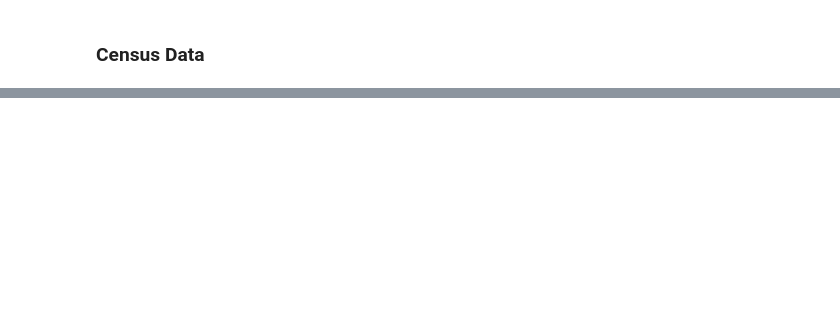
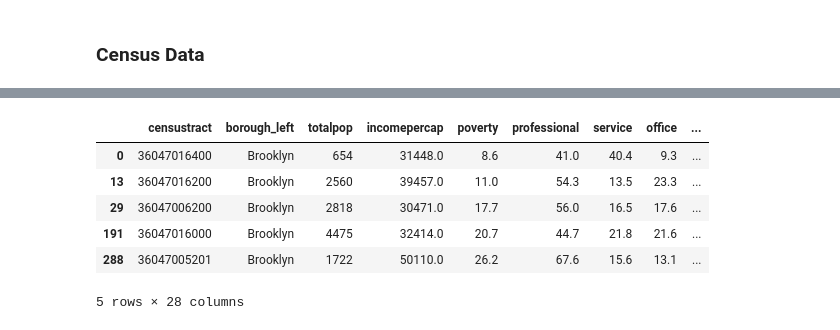
Before and after one commit to jameslafontaine/unimelb-mast30034-solo-project, a Jupyter notebook: notebooks/preprocessing_part_2.ipynb, the cells around one changed output, grey strips where cells are left out. Drawn from its saved outputs; the diff is of its cells as text; code cells hidden in the pictures; blank space fills up the shorter version.

```diff
--- a/notebooks/preprocessing_part_2.ipynb
+++ b/notebooks/preprocessing_part_2.ipynb
@@ -803,0 +797,35 @@ only showing top 20 rows
+# %%
+from pyspark.sql import functions as F
+from pyspark.sql.types import StringType, IntegerType, LongType
+
+def remove_last_4(number):
+
+    return int(str(number)[:-4])
+
+
+remove_last_4_UDF = F.udf(lambda z: remove_last_4(z), LongType())
+
+census_block_loc = spark.read.parquet('../data/raw/census/census_block_loc.parquet')
+
+#census_block_loc.show()
+
+census_tracts = spark.read.parquet('../data/raw/census/census_tracts.parquet')
+
+#census_tracts.show()
+
+census = census_block_loc.withColumn(
+    'censustract',
+    remove_last_4_UDF(F.col('blockcode'))
+).drop(
+    'blockcode'
+).groupBy("censustract") \
+                    .agg(
+                        F.avg("latitude").alias("latitude"),
+                        F.avg("longitude").alias("longitude")
+                    ).join(census_tracts, "censustract", "inner").toPandas()
+
+census = gpd.GeoDataFrame( # crs="+proj=longlat +ellps=WGS84 +datum=WGS84 +no_defs"
+    census, geometry=gpd.points_from_xy(census.longitude, census.latitude, crs="+proj=longlat +ellps=WGS84 +datum=WGS84 +no_defs"),  # "EPSG:4326"
+)
+
+census = census.drop(['latitude', 'longitude'], axis=1)
@@ -803,0 +842,12 @@ only showing top 20 rows
+# %%
+census = gpd.sjoin(census, sf, how='inner')
+# %%
+census.head()
+# %% [output]
+|  | censustract | borough_left | totalpop | incomepercap | poverty | professional | service | office | ... |
+| 0 | 36047016400 | Brooklyn | 654 | 31448.0 | 8.6 | 41.0 | 40.4 | 9.3 | ... |
+| 13 | 36047016200 | Brooklyn | 2560 | 39457.0 | 11.0 | 54.3 | 13.5 | 23.3 | ... |
+| 29 | 36047006200 | Brooklyn | 2818 | 30471.0 | 17.7 | 56.0 | 16.5 | 17.6 | ... |
+| 191 | 36047016000 | Brooklyn | 4475 | 32414.0 | 20.7 | 44.7 | 21.8 | 21.6 | ... |
+| 288 | 36047005201 | Brooklyn | 1722 | 50110.0 | 26.2 | 67.6 | 15.6 | 13.1 | ... |
+5 rows × 28 columns
```
Also changed, not shown: parts of 117 cells of this notebook, 3 other files.
